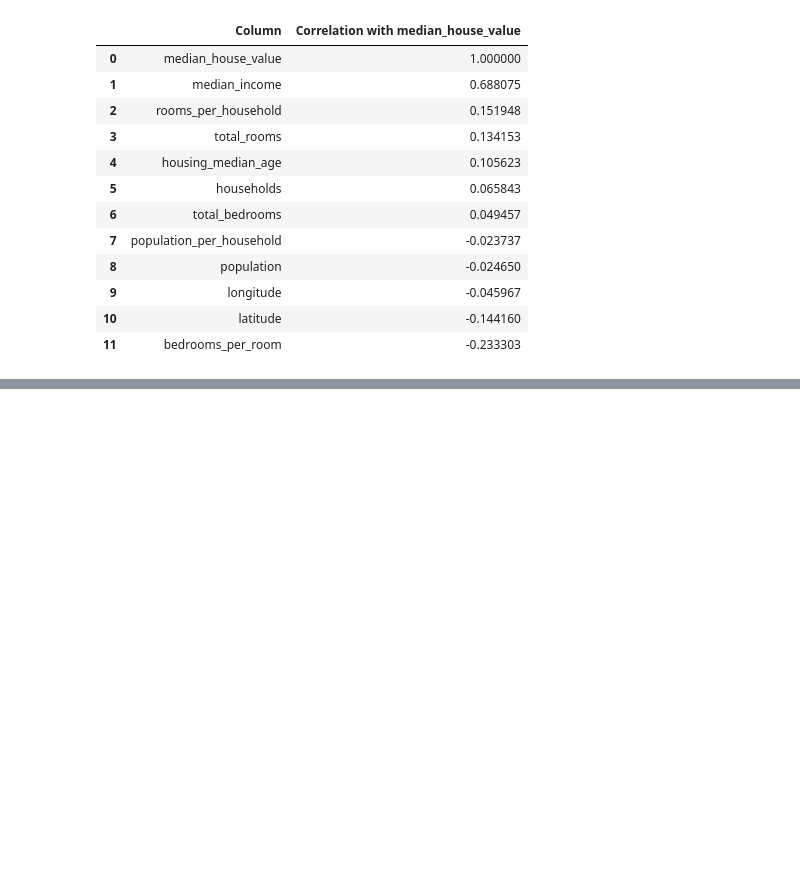
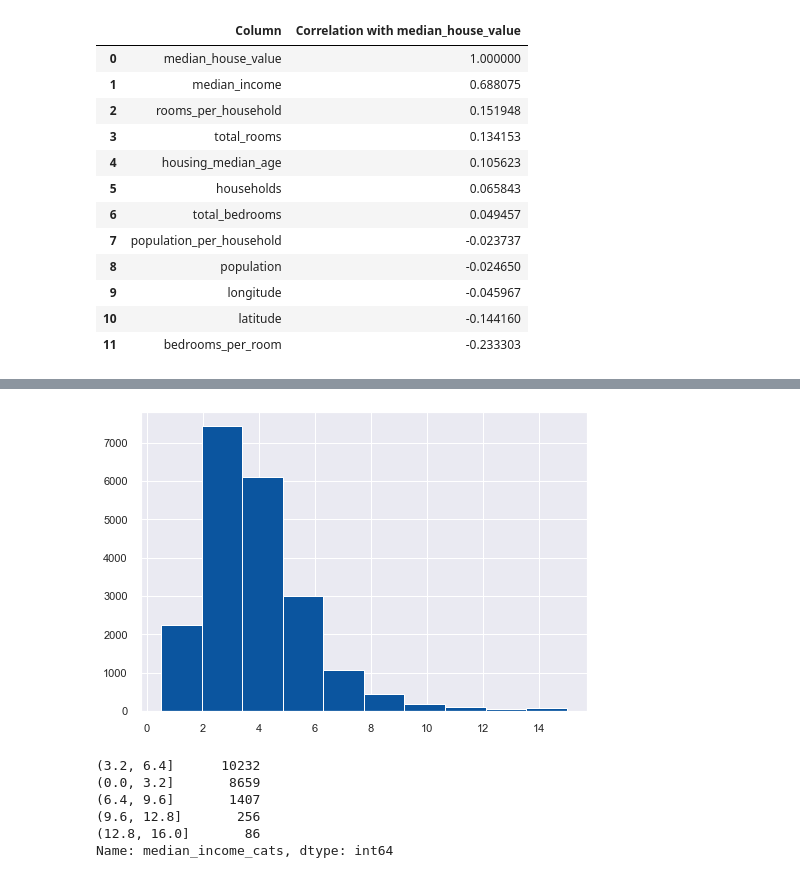
Before and after one commit to code-JOA/Housing-Project-Regression, a Jupyter notebook: notebook.ipynb, the cells around one changed output, grey strips where cells are left out. Drawn from its saved outputs; the diff is of its cells as text; code cells hidden in the pictures; blank space fills up the shorter version.

Commit message:
median house income

```diff
--- a/notebook.ipynb
+++ b/notebook.ipynb
@@ -454,0 +470,5 @@ d
+# %%
+data["median_income"].hist()
+plt.show()
+# %% [output]
+[figure, added]
@@ -454,0 +478,9 @@ d
+# %%
+data["median_income_cats"].value_counts()
+# %% [output]
+(3.2, 6.4]      10232
+(0.0, 3.2]       8659
+(6.4, 9.6]       1407
+(9.6, 12.8]       256
+(12.8, 16.0]       86
+Name: median_income_cats, dtype: int64
```
Also changed, not shown: parts of 7 cells of this notebook.
